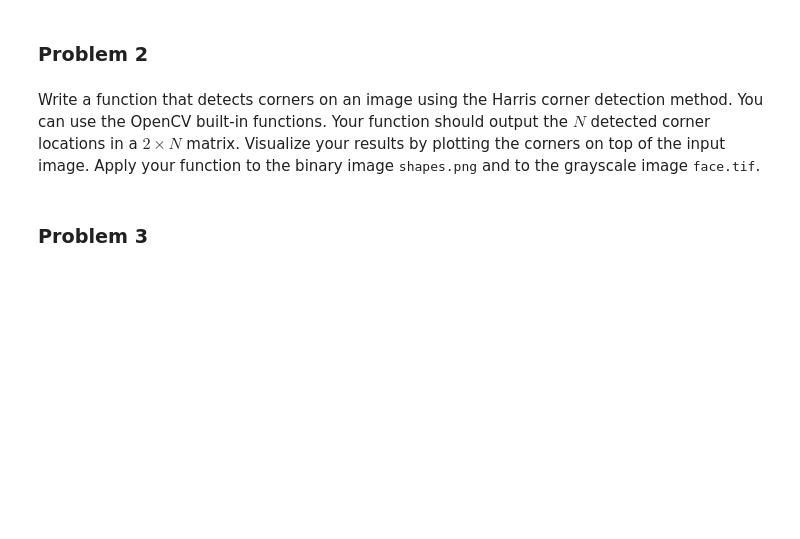
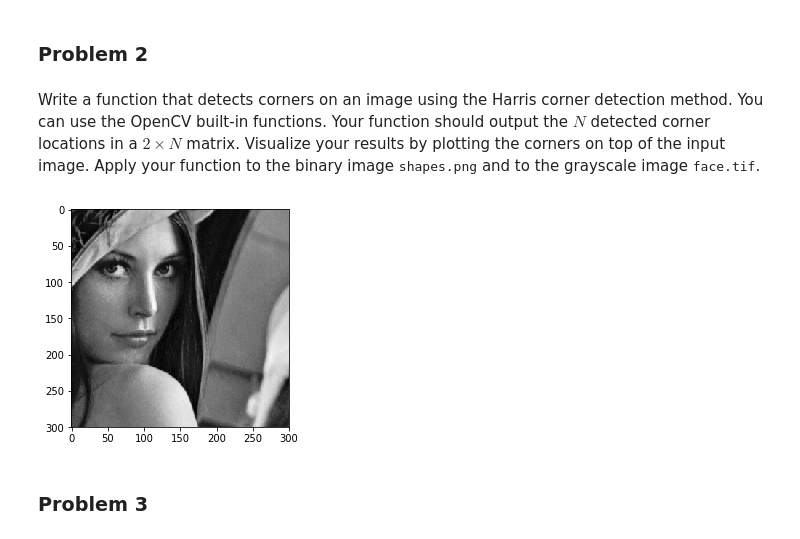
Before and after one commit to Jorgee1/Journey-to-PDI, a Jupyter notebook: Taller_5/problem_set_5.ipynb, the cells around one changed output. Cells and saved outputs as stored; diff of their text form; code cells hidden in the pictures; blank space fills up the shorter version.

```diff
--- a/Taller_5/problem_set_5.ipynb
+++ b/Taller_5/problem_set_5.ipynb
@@ -22,6 +71,18 @@ Write a function that describes <i>each</i> object in a binary image using the H
 ### Problem 2
 # %% [markdown]
 Write a function that detects corners on an image using the Harris corner detection method. You can use the OpenCV built-in functions. Your function should output the $N$ detected corner locations in a $2 \times N$ matrix. Visualize your results by plotting the corners on top of the input image.  Apply your function to the binary image <tt> shapes.png</tt> and to the grayscale image <tt>face.tif</tt>.
+# %%
+img = files["img"]["face"].copy()
+plt.imshow(img, cmap="gray")
+plt.show()
+
+
+
+
+# Clean Up
+img = None
+# %% [output]
+[figure, added]
 # %% [markdown]
 ### Problem 3
 # %% [markdown]
```
Also changed, not shown: parts of 5 cells of this notebook.
